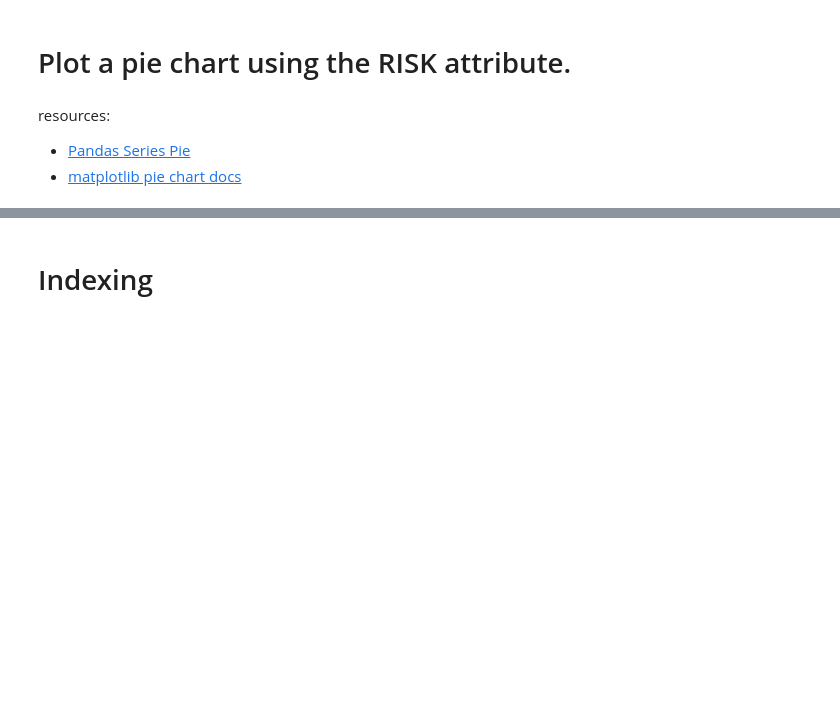
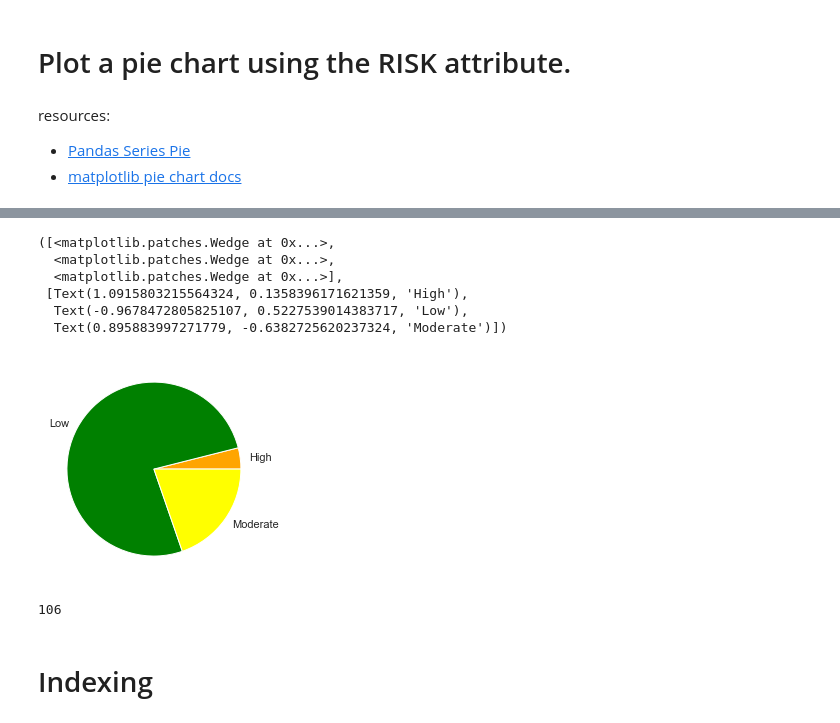
Before and after one commit to deanastuart/DataEngineering.Labs.CityOfNewarkDETreeSurvey, a Jupyter notebook: newark_de_tree_survey.ipynb, the cells around one changed output, grey strips where cells are left out. Drawn from its saved outputs; the diff is of its cells as text; code cells hidden in the pictures; blank space fills up the shorter version.

```diff
--- a/newark_de_tree_survey.ipynb
+++ b/newark_de_tree_survey.ipynb
@@ -193,3 +234,5 @@ resources:
 # %%
 # How can we determine all of the possible values describing the RISK associated with each tree
 # along with the corresponding row counts?
+risk = tree.groupby(['RISK']).nunique()
+risk
@@ -199,3 +249,4 @@ resources:
 # Green -> Low
 # Yellow -> Moderate
 # Orange -> High
+colors=np.array(['orange','green','yellow'])
@@ -204,5 +253,23 @@ resources:
+# %%
+# Plot the pie chart here
+risks=np.array(risk['COMMON'])
+labels=risk.index
+plt.pie(risks, colors = colors,  labels=labels)
+# %% [output]
+([<matplotlib.patches.Wedge at 0x...>,
+  <matplotlib.patches.Wedge at 0x...>,
+  <matplotlib.patches.Wedge at 0x...>],
+ [Text(1.0915803215564324, 0.1358396171621359, 'High'),
+  Text(-0.9678472805825107, 0.5227539014383717, 'Low'),
+  Text(0.895883997271779, -0.6382725620237324, 'Moderate')])
+[figure, added]
 # %%
 # How many entries have missing values for the RISK attribute? Why are these values missing?
+# Same reasons as a with condition
+missingcond = tree['RISK'].isnull().sum()
+missingcond
+# %% [output]
+106
 # %% [markdown]
 # Indexing
 # %%
```
Also changed, not shown: parts of 10 cells of this notebook.
